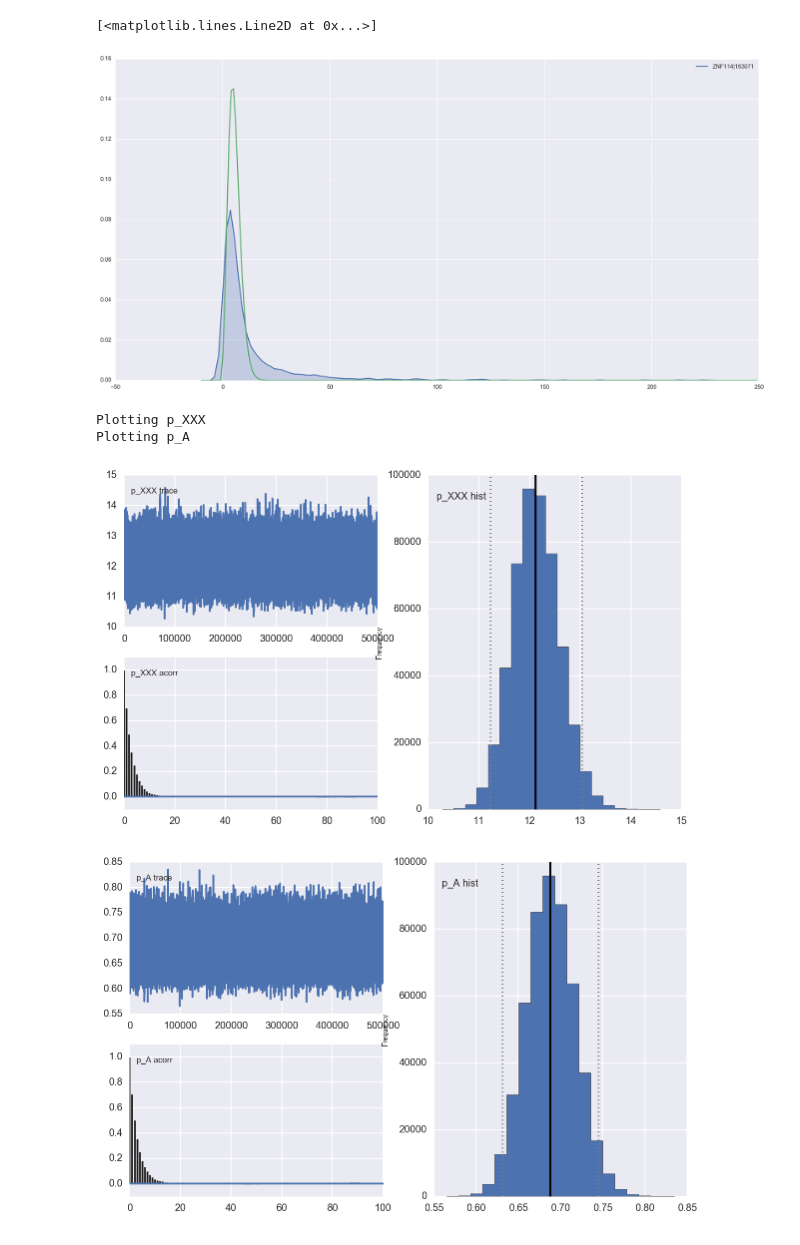
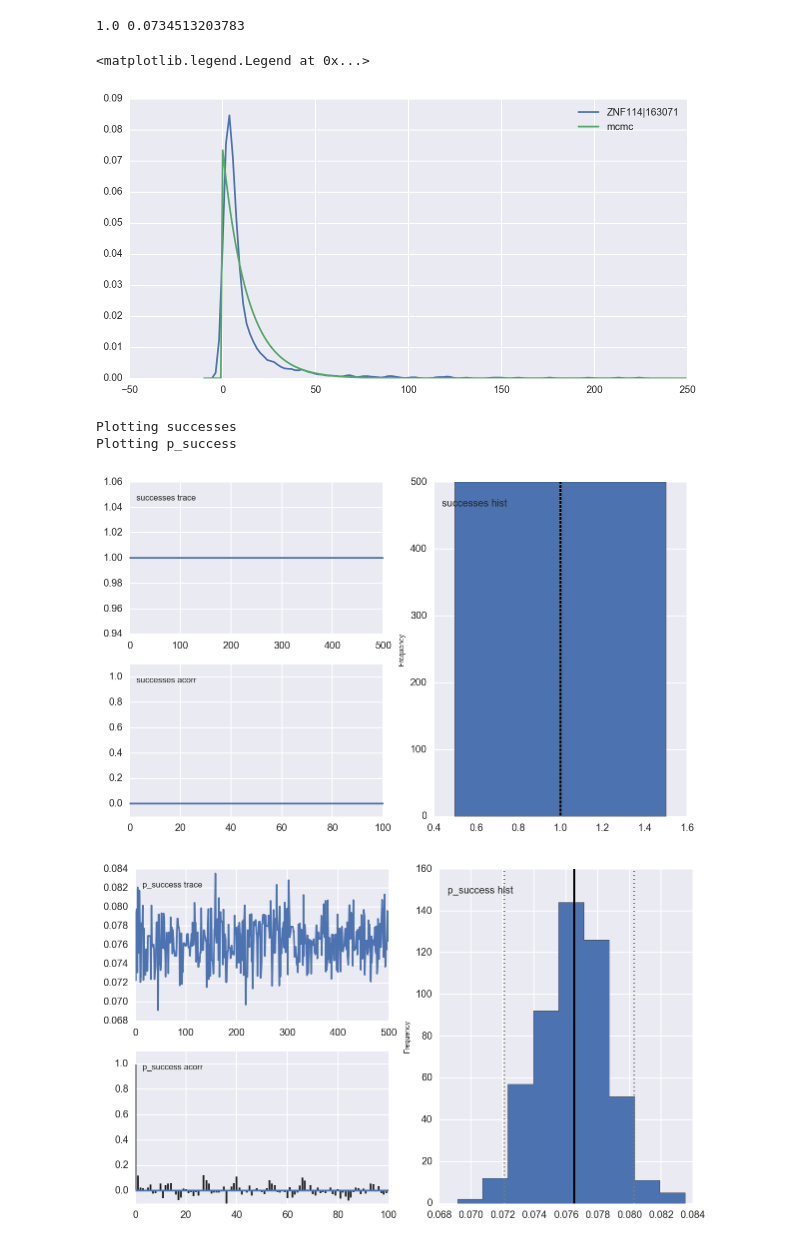
Before and after one commit to Kornel/mcmc-tcga, a Jupyter notebook: mcm-test.ipynb, the cells around one changed output. Drawn from its saved outputs; the diff is of its cells as text; code cells hidden in the pictures.

Commit message:
Negative binomial fit

```diff
--- a/mcm-test.ipynb
+++ b/mcm-test.ipynb
@@ -51,6 +53,21 @@ obs = pymc.NegativeBinomial('tumor', p_XXX, p_A, value=tumor[sample_row], observ
+# %%
+successes = pymc.DiscreteUniform('successes', lower = 1, upper = 20)
+
+p_successes = pymc.Uniform('p_success', 0, 1)
+
+@deterministic()
+def mu(p = p_successes, s = successes):
+    return successes / p_successes - successes
+
+alpha = successes
+
+obs = pymc.NegativeBinomial('tumor', mu = mu, alpha = alpha, value = tumor[sample_row], observed = True)
 # %%
-model = pymc.Model([p_A, p_XXX, obs])
+model = pymc.Model([alpha, mu, obs])
+
+map_ = pymc.MAP(model)
+map_.fit()
+
 mcmc = pymc.MCMC(model)
-
-mcmc.sample(1000000, 500000)
+mcmc.sample(100000, 50000)
 # %% [output]
@@ -72,19 +90,29 @@ np.mean(xxx)
 # %%
-plt.figure(figsize=(20, 10))
-sns.kdeplot(tumor[sample_row], shade = True)
+plt.figure(figsize=(10, 5))
+sns.kdeplot(tumor[sample_row], shade = False)
+
+n = np.mean(successes)
+p = np.mean(p_successes)
+
+print n, p
 
 x = np.arange(-10, 250, 1)
-pmf = scipy.stats.nbinom.pmf(x, np.mean(xxx), np.mean(a))
-pylab.plot(x,pmf)
+pmf = scipy.stats.nbinom.pmf(x, n, p)
+pylab.plot(x, pmf, label = 'mcmc')
+
+# pmf = scipy.stats.nbinom.pmf(x, 3, 0.26)
+# pylab.plot(x, pmf, label = 'empirical')
+
+plt.legend()
 # %% [output]
-[<matplotlib.lines.Line2D at 0x...>]
+1.0 0.0734513203783
+<matplotlib.legend.Legend at 0x...>
-[figure, old version]
+[figure, new version]
 # %%
-from pymc.Matplot import plot as mcplot
-mcplot(mcmc.trace('p_XXX'), common_scale=False)
-mcplot(mcmc.trace('p_A'), common_scale=False)
+mcplot(mcmc.trace('successes'), common_scale=False)
+mcplot(mcmc.trace('p_success'), common_scale=False)
 # %% [output]
-Plotting p_XXX
-Plotting p_A
+Plotting successes
+Plotting p_success
-[figure, old version]
+[figure, new version]
-[figure, old version]
+[figure, new version]
```
Also changed, not shown: parts of 10 cells of this notebook, 2 other files.
